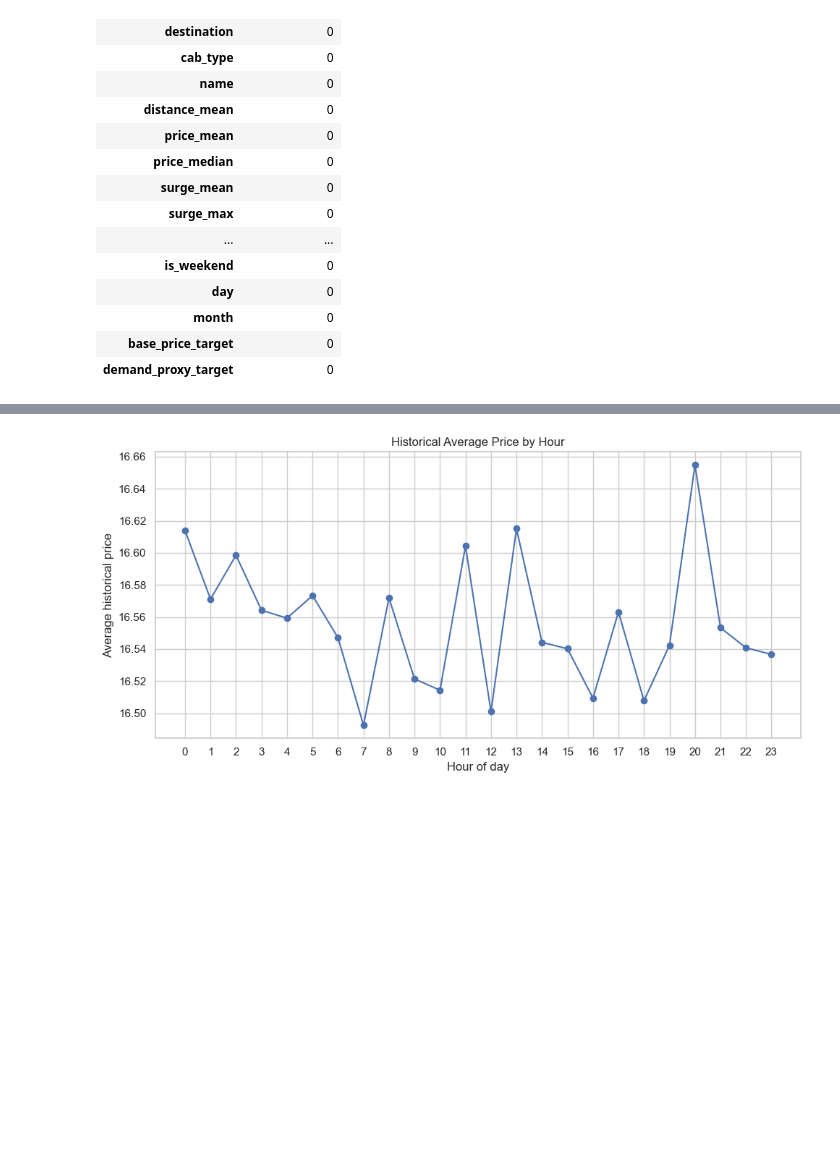
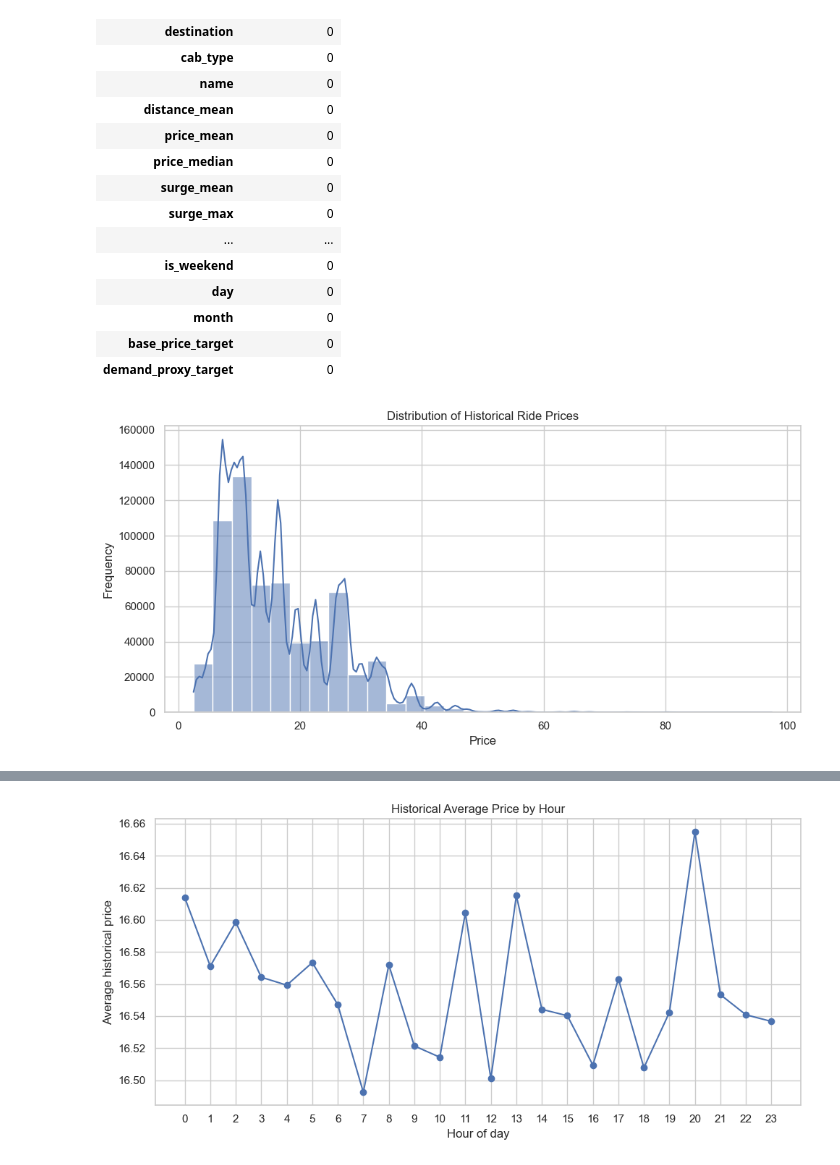
Before and after one commit to rykeon/CA2-H9AIDM, a Jupyter notebook: notebooks/RL_SurgePricing_version.ipynb, the cells around one changed output, grey strips where cells are left out. Saved outputs shown, nothing was run; the diff lists cells and outputs as text; code cells hidden in the pictures; blank space fills up the shorter version.

```diff
--- a/notebooks/RL_SurgePricing_version.ipynb
+++ b/notebooks/RL_SurgePricing_version.ipynb
@@ -280,3 +280,16 @@ display(missing_summary.head(26))
 | month | 0 |
 | base_price_target | 0 |
 | demand_proxy_target | 0 |
+# %%
+# Historical distribution of ride prices
+
+plt.figure(figsize=(10, 5))
+sns.histplot(rides_df["price"].dropna(), bins=30, kde=True)
+plt.xlabel("Price")
+plt.ylabel("Frequency")
+plt.title("Distribution of Historical Ride Prices")
+plt.tight_layout()
+plt.savefig(OUTPUT_DIR / "price_distribution.png", bbox_inches="tight")
+plt.show()
+# %% [output]
+[figure, added]
```
Also changed, not shown: parts of 7 cells of this notebook, 24 other files.
